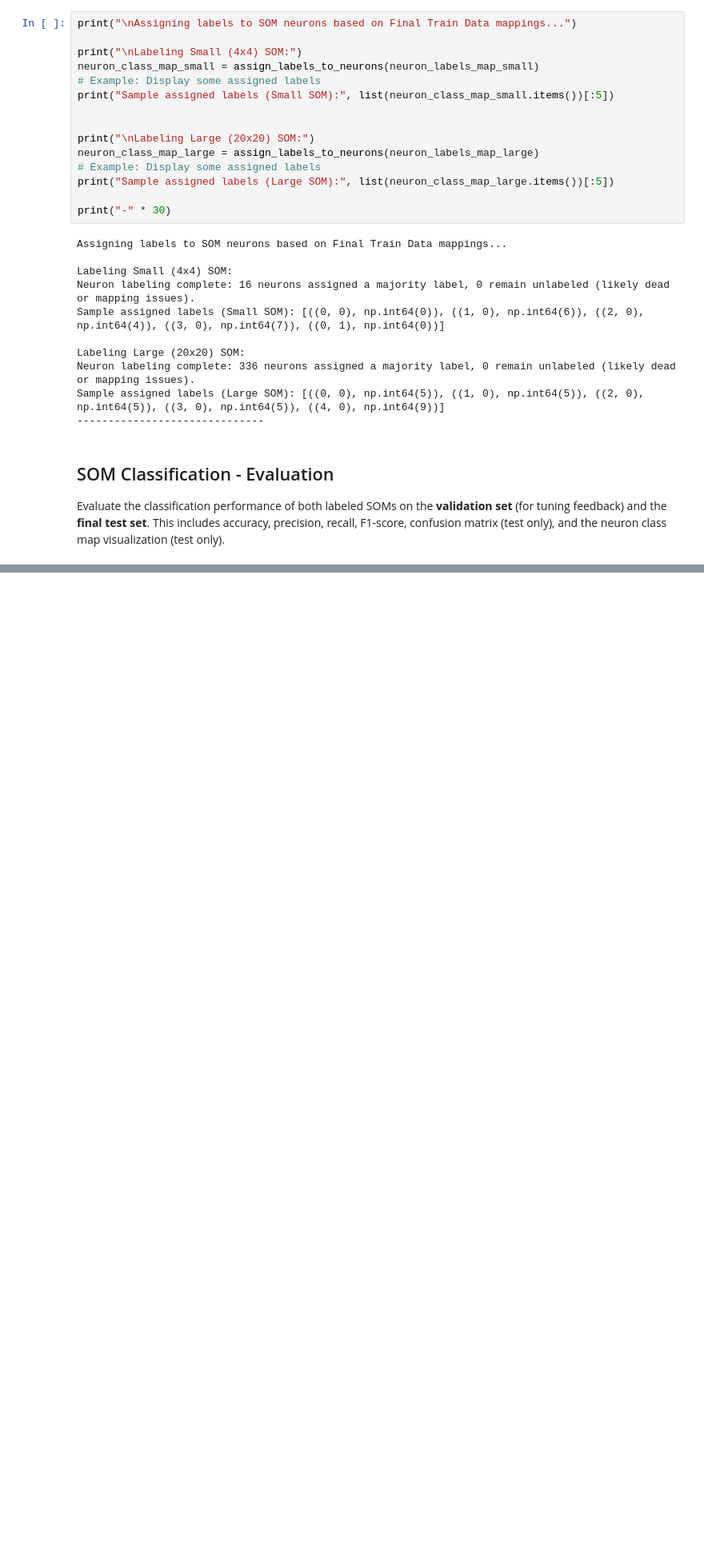
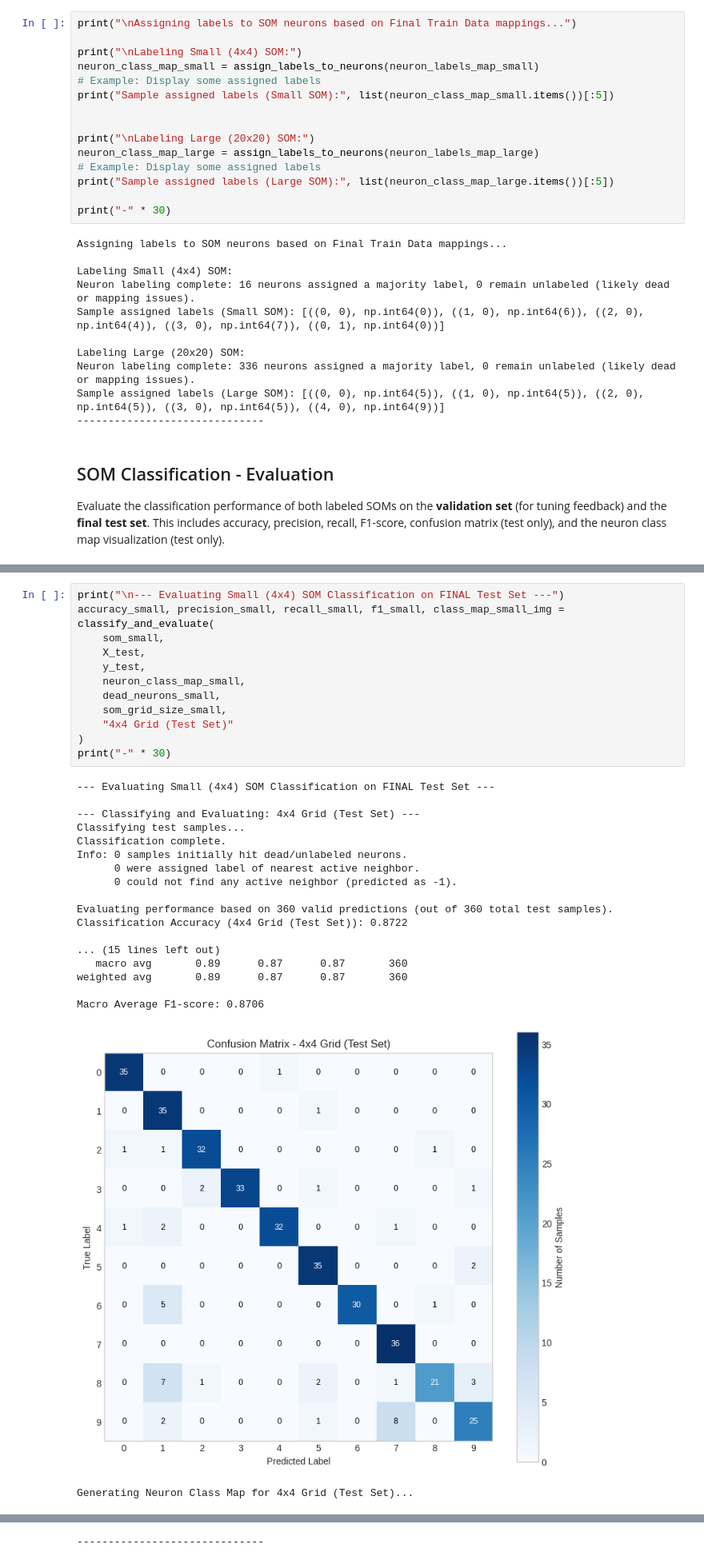
Before and after one commit to AlieShayan/Neural-Networks-SOM-Clustering-and-SLFN-Classification, a Jupyter notebook: task1_som_clustering/som_clustering.ipynb, the cells around one changed output, grey strips where cells are left out. Shown at 80% size. Cells and saved outputs as stored; diff of their text form; blank space fills up the shorter version.

Commit message:
evaluate SOMs on test set and comparison

```diff
--- a/task1_som_clustering/som_clustering.ipynb
+++ b/task1_som_clustering/som_clustering.ipynb
@@ -585,0 +590,32 @@ SOM classification and evaluation function defined.
+# %%
+print("\n--- Evaluating Small (4x4) SOM Classification on FINAL Test Set ---")
+accuracy_small, precision_small, recall_small, f1_small, class_map_small_img = classify_and_evaluate(
+    som_small,
+    X_test,
+    y_test,
+    neuron_class_map_small,
+    dead_neurons_small,
+    som_grid_size_small,
+    "4x4 Grid (Test Set)"
+)
+print("-" * 30)
+# %% [output]
+--- Evaluating Small (4x4) SOM Classification on FINAL Test Set ---
+
+--- Classifying and Evaluating: 4x4 Grid (Test Set) ---
+Classifying test samples...
+Classification complete.
+Info: 0 samples initially hit dead/unlabeled neurons.
+      0 were assigned label of nearest active neighbor.
+      0 could not find any active neighbor (predicted as -1).
+
+Evaluating performance based on 360 valid predictions (out of 360 total test samples).
+Classification Accuracy (4x4 Grid (Test Set)): 0.8722
+
+... (15 lines left out)
+   macro avg       0.89      0.87      0.87       360
+weighted avg       0.89      0.87      0.87       360
+
+Macro Average F1-score: 0.8706
+[figure, added]
+Generating Neuron Class Map for 4x4 Grid (Test Set)...
@@ -585,0 +623 @@ SOM classification and evaluation function defined.
+------------------------------
```
Also changed, not shown: parts of 7 cells of this notebook.
